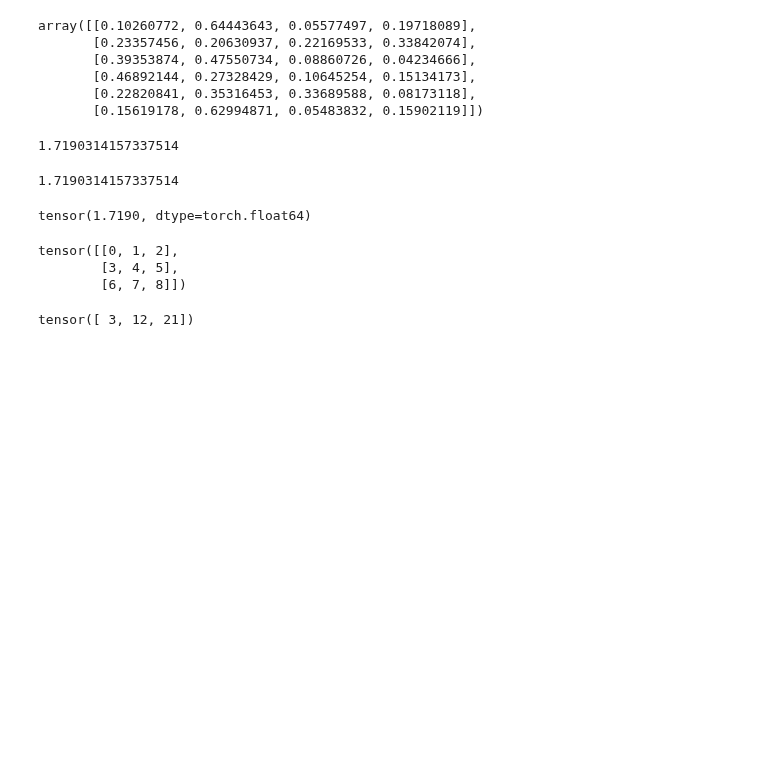
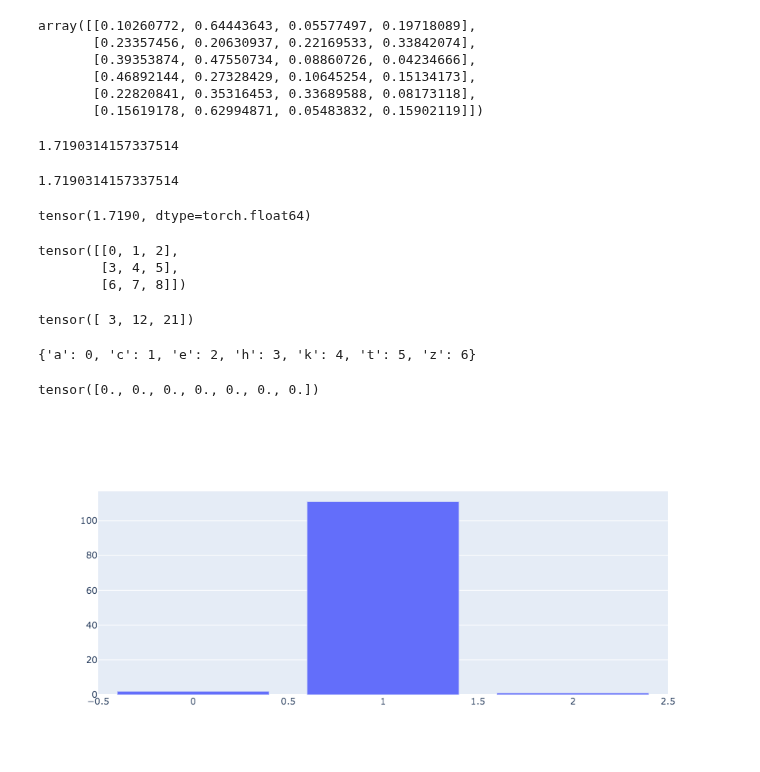
Before and after one commit to parrt/playdl, a Jupyter notebook: notebooks/playground.ipynb, the cells around one changed output. Drawn from its saved outputs; the diff is of its cells as text; code cells hidden in the pictures; blank space fills up the shorter version.

```diff
--- a/notebooks/playground.ipynb
+++ b/notebooks/playground.ipynb
@@ -262,3 +223,17 @@ tensor([[0, 1, 2],
 torch.sum(a, dim=1)
 # %% [output]
 tensor([ 3, 12, 21])
+# %%
+import torch
+vocab = {c:i for i,c in enumerate("acehktz")}
+print(vocab)
+torch.zeros(len(vocab))
+# %% [output]
+{'a': 0, 'c': 1, 'e': 2, 'h': 3, 'k': 4, 't': 5, 'z': 6}
+tensor([0., 0., 0., 0., 0., 0., 0.])
+# %%
+import plotly.graph_objects as go
+fig = go.Figure(data=go.Bar(y=[2, 111, 1]))
+fig.show()
+# %% [output]
+[figure, added]
```
Also changed, not shown: parts of 6 cells of this notebook, 2 other files.
